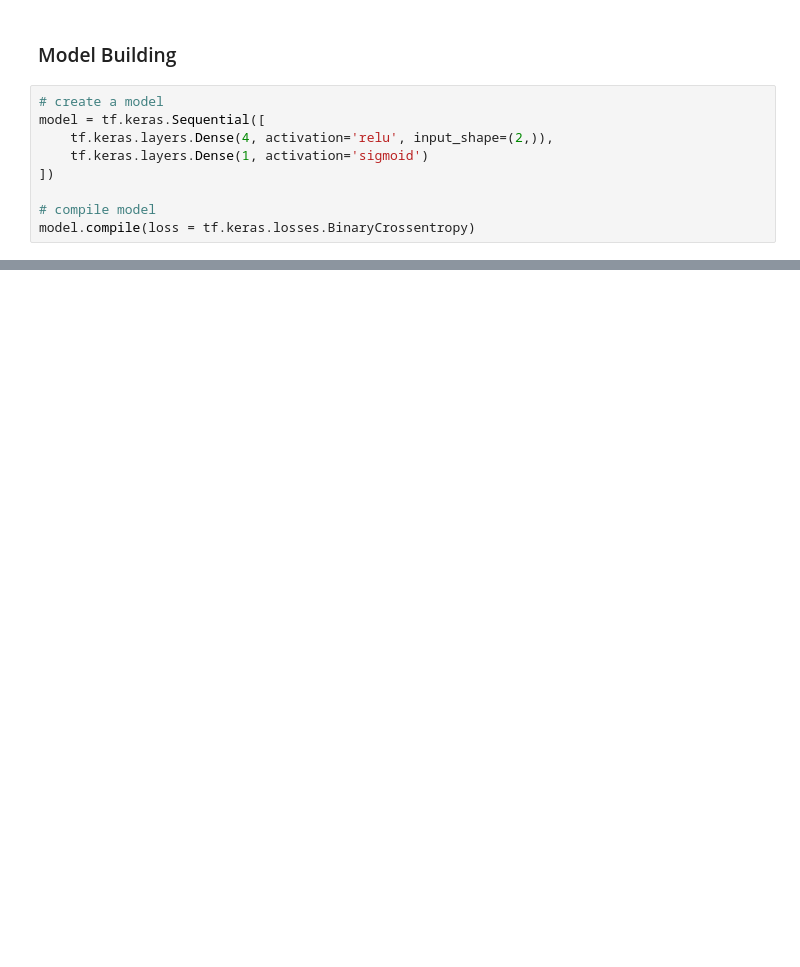
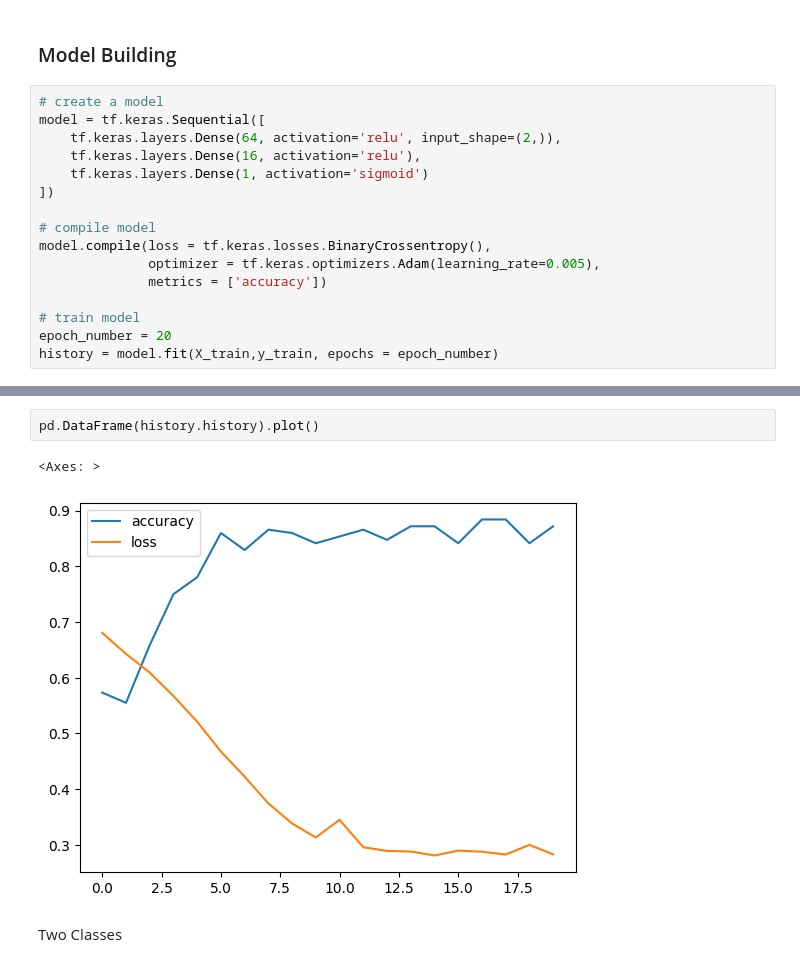
Before and after one commit to tinusha-priyamanka-99/Deep-Learning, a Jupyter notebook: classification_nn.ipynb, the cells around one changed output, grey strips where cells are left out. Drawn from its saved outputs; the diff is of its cells as text; blank space fills up the shorter version.

```diff
--- a/classification_nn.ipynb
+++ b/classification_nn.ipynb
@@ -65,9 +82,16 @@ data.shape, X_train.shape, X_test.shape
 # %%
 # create a model
 model = tf.keras.Sequential([
-    tf.keras.layers.Dense(4, activation='relu', input_shape=(2,)),
+    tf.keras.layers.Dense(64, activation='relu', input_shape=(2,)),
+    tf.keras.layers.Dense(16, activation='relu'),
     tf.keras.layers.Dense(1, activation='sigmoid')
 ])
 
 # compile model
-model.compile(loss = tf.keras.losses.BinaryCrossentropy)
+model.compile(loss = tf.keras.losses.BinaryCrossentropy(),
+              optimizer = tf.keras.optimizers.Adam(learning_rate=0.005),
+              metrics = ['accuracy'])
+
+# train model
+epoch_number = 20
+history = model.fit(X_train,y_train, epochs = epoch_number)
@@ -73,0 +195,7 @@ model.compile(loss = tf.keras.losses.BinaryCrossentropy)
+# %%
+pd.DataFrame(history.history).plot()
+# %% [output]
+<Axes: >
+[figure, added]
+# %% [markdown]
+Two Classes
```
Also changed, not shown: parts of 23 cells of this notebook, 1 other file.
